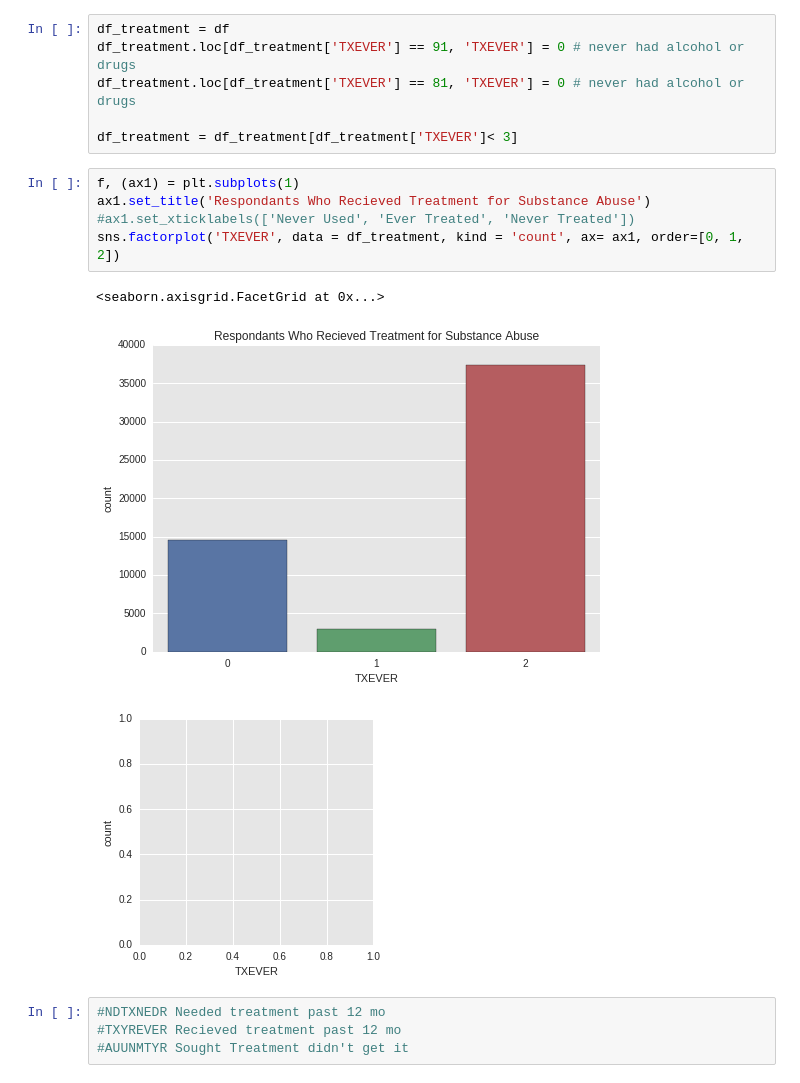
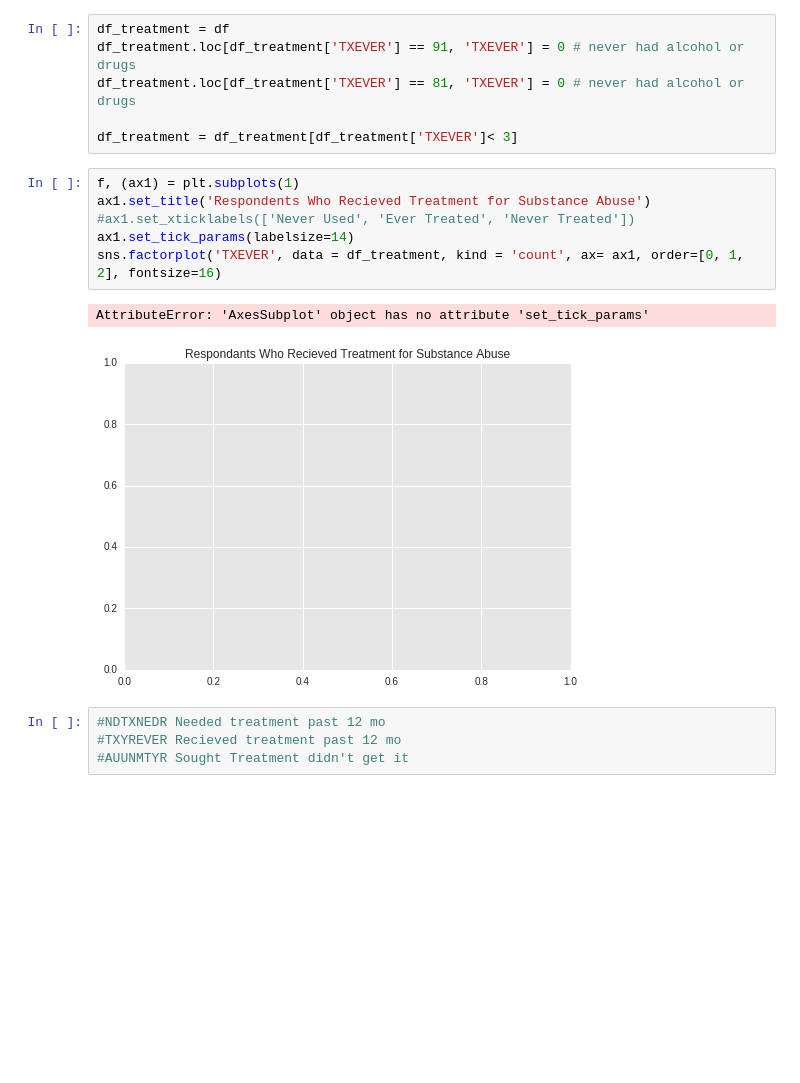
Before and after one commit to greenteawarrior/DataScience16CTW, a Jupyter notebook: drug_usage_health_next_steps.ipynb, the cells around one changed output. Cells and saved outputs as stored; diff of their text form; blank space fills up the shorter version.

Commit message:
revised graphs

```diff
--- a/drug_usage_health_next_steps.ipynb
+++ b/drug_usage_health_next_steps.ipynb
@@ -579,13 +583,13 @@ df_treatment.loc[df_treatment['TXEVER'] == 81, 'TXEVER'] = 0 # never had alcohol
 df_treatment = df_treatment[df_treatment['TXEVER']< 3]
 # %%
 f, (ax1) = plt.subplots(1)
-ax1.set_title('Respondants Who Recieved Treatment for Substance Abuse')
+ax1.set_title('Respondents Who Recieved Treatment for Substance Abuse')
 #ax1.set_xticklabels(['Never Used', 'Ever Treated', 'Never Treated'])
-sns.factorplot('TXEVER', data = df_treatment, kind = 'count', ax= ax1, order=[0, 1, 2])
+ax1.set_tick_params(labelsize=14)
+sns.factorplot('TXEVER', data = df_treatment, kind = 'count', ax= ax1, order=[0, 1, 2], fontsize=16)
 # %% [output]
-<seaborn.axisgrid.FacetGrid at 0x...>
+AttributeError: 'AxesSubplot' object has no attribute 'set_tick_params'
-[figure, old version]
+[figure, new version]
-[figure, removed]
 # %%
 #NDTXNEDR Needed treatment past 12 mo
 #TXYREVER Recieved treatment past 12 mo
```
Also changed, not shown: parts of 18 cells of this notebook.
